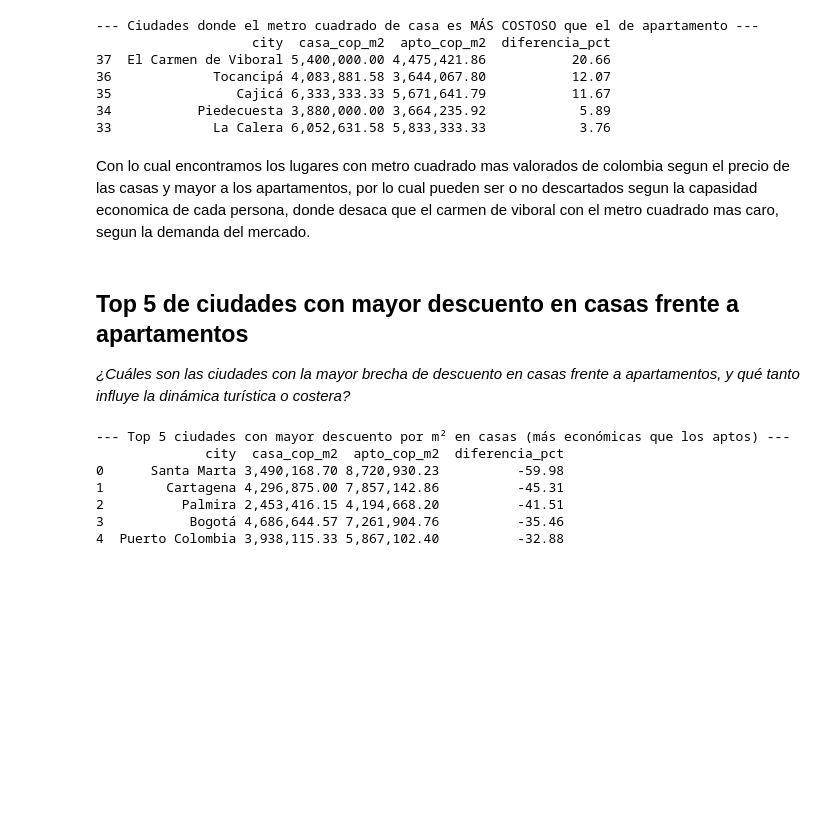
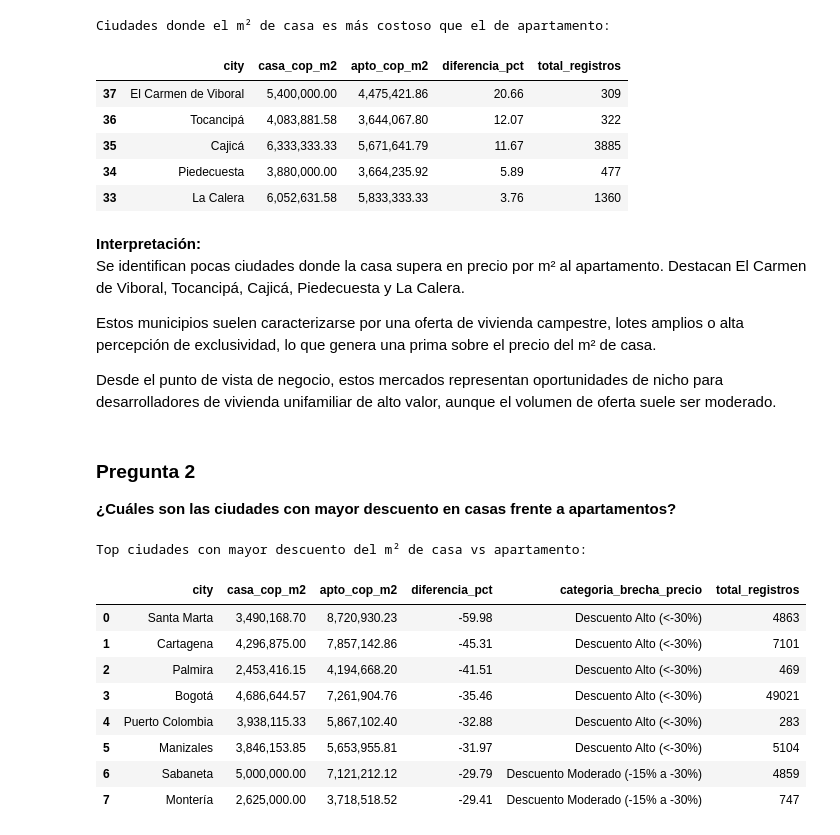
Before and after one commit to renezh64/Ideacion_y_Documentacion, a Jupyter notebook: src/actividad1/Actividad3.ipynb, the cells around one changed output. Drawn from its saved outputs; the diff is of its cells as text; code cells hidden in the pictures; blank space fills up the shorter version.

```diff
--- a/src/actividad1/Actividad3.ipynb
+++ b/src/actividad1/Actividad3.ipynb
@@ -149,30 +205,47 @@ Para mejorar el analisis y dar respuesta com mayor profundidad a los movimienos
 # %%
-casas_mas_caras = df_enriquecido[df_enriquecido['diferencia_pct'] > 0].sort_values(by='diferencia_pct', ascending=False)
-print("\n--- Ciudades donde el metro cuadrado de casa es MÁS COSTOSO que el de apartamento ---")
-print(casas_mas_caras[['city', 'casa_cop_m2', 'apto_cop_m2', 'diferencia_pct']])
+casas_mas_caras = (
+    df_enriquecido[df_enriquecido["diferencia_pct"] > 0]
+    .sort_values("diferencia_pct", ascending=False)
+)
+
+print("Ciudades donde el m² de casa es más costoso que el de apartamento:\n")
+display(casas_mas_caras[["city", "casa_cop_m2", "apto_cop_m2", "diferencia_pct", "total_registros"]])
 # %% [output]
---- Ciudades donde el metro cuadrado de casa es MÁS COSTOSO que el de apartamento ---
-                    city  casa_cop_m2  apto_cop_m2  diferencia_pct
-37  El Carmen de Viboral 5,400,000.00 4,475,421.86           20.66
-36             Tocancipá 4,083,881.58 3,644,067.80           12.07
-35                Cajicá 6,333,333.33 5,671,641.79           11.67
-34           Piedecuesta 3,880,000.00 3,664,235.92            5.89
-33             La Calera 6,052,631.58 5,833,333.33            3.76
+Ciudades donde el m² de casa es más costoso que el de apartamento:
+|  | city | casa_cop_m2 | apto_cop_m2 | diferencia_pct | total_registros |
+| 37 | El Carmen de Viboral | 5,400,000.00 | 4,475,421.86 | 20.66 | 309 |
+| 36 | Tocancipá | 4,083,881.58 | 3,644,067.80 | 12.07 | 322 |
+| 35 | Cajicá | 6,333,333.33 | 5,671,641.79 | 11.67 | 3885 |
+| 34 | Piedecuesta | 3,880,000.00 | 3,664,235.92 | 5.89 | 477 |
+| 33 | La Calera | 6,052,631.58 | 5,833,333.33 | 3.76 | 1360 |
 # %% [markdown]
-Con lo cual encontramos los lugares con metro cuadrado mas valorados de colombia segun el precio de las casas y mayor a los apartamentos, por lo cual pueden ser o no descartados segun la capasidad economica de cada persona, donde desaca que el carmen de viboral con el metro cuadrado mas caro, segun la demanda del mercado.
+**Interpretación:**
+Se identifican pocas ciudades donde la casa supera en precio por m² al apartamento. Destacan El Carmen de Viboral, Tocancipá, Cajicá, Piedecuesta y La Calera.
+
+Estos municipios suelen caracterizarse por una oferta de vivienda campestre, lotes amplios o alta percepción de exclusividad, lo que genera una prima sobre el precio del m² de casa.
+
+Desde el punto de vista de negocio, estos mercados representan oportunidades de nicho para desarrolladores de vivienda unifamiliar de alto valor, aunque el volumen de oferta suele ser moderado.
 # %% [markdown]
-## Top 5 de ciudades con mayor descuento en casas frente a apartamentos ##
-*¿Cuáles son las ciudades con la mayor brecha de descuento en casas frente a apartamentos, y qué tanto influye la dinámica turística o costera?*
+### Pregunta 2
+**¿Cuáles son las ciudades con mayor descuento en casas frente a apartamentos?**
 # %%
-mayor_descuento_casas = df_enriquecido.sort_values(by='diferencia_pct', ascending=True).head(5)
-print("\n--- Top 5 ciudades con mayor descuento por m² en casas (más económicas que los aptos) ---")
-print(mayor_descuento_casas[['city', 'casa_cop_m2', 'apto_cop_m2', 'diferencia_pct']])
+mayor_descuento = (
+    df_enriquecido
+    .sort_values("diferencia_pct", ascending=True)
+    .head(8)
+)
+
+print("Top ciudades con mayor descuento del m² de casa vs apartamento:\n")
+display(mayor_descuento[["city", "casa_cop_m2", "apto_cop_m2", "diferencia_pct", "categoria_brecha_precio", "total_registros"]])
 # %% [output]
---- Top 5 ciudades con mayor descuento por m² en casas (más económicas que los aptos) ---
-              city  casa_cop_m2  apto_cop_m2  diferencia_pct
-0      Santa Marta 3,490,168.70 8,720,930.23          -59.98
-1        Cartagena 4,296,875.00 7,857,142.86          -45.31
-2          Palmira 2,453,416.15 4,194,668.20          -41.51
-3           Bogotá 4,686,644.57 7,261,904.76          -35.46
-4  Puerto Colombia 3,938,115.33 5,867,102.40          -32.88
+Top ciudades con mayor descuento del m² de casa vs apartamento:
+|  | city | casa_cop_m2 | apto_cop_m2 | diferencia_pct | categoria_brecha_precio | total_registros |
+| 0 | Santa Marta | 3,490,168.70 | 8,720,930.23 | -59.98 | Descuento Alto (<-30%) | 4863 |
+| 1 | Cartagena | 4,296,875.00 | 7,857,142.86 | -45.31 | Descuento Alto (<-30%) | 7101 |
+| 2 | Palmira | 2,453,416.15 | 4,194,668.20 | -41.51 | Descuento Alto (<-30%) | 469 |
+| 3 | Bogotá | 4,686,644.57 | 7,261,904.76 | -35.46 | Descuento Alto (<-30%) | 49021 |
+| 4 | Puerto Colombia | 3,938,115.33 | 5,867,102.40 | -32.88 | Descuento Alto (<-30%) | 283 |
+| 5 | Manizales | 3,846,153.85 | 5,653,955.81 | -31.97 | Descuento Alto (<-30%) | 5104 |
+| 6 | Sabaneta | 5,000,000.00 | 7,121,212.12 | -29.79 | Descuento Moderado (-15% a -30%) | 4859 |
+| 7 | Montería | 2,625,000.00 | 3,718,518.52 | -29.41 | Descuento Moderado (-15% a -30%) | 747 |
 # %% [markdown]
```
Also changed, not shown: parts of 25 cells of this notebook, 4 other files.
